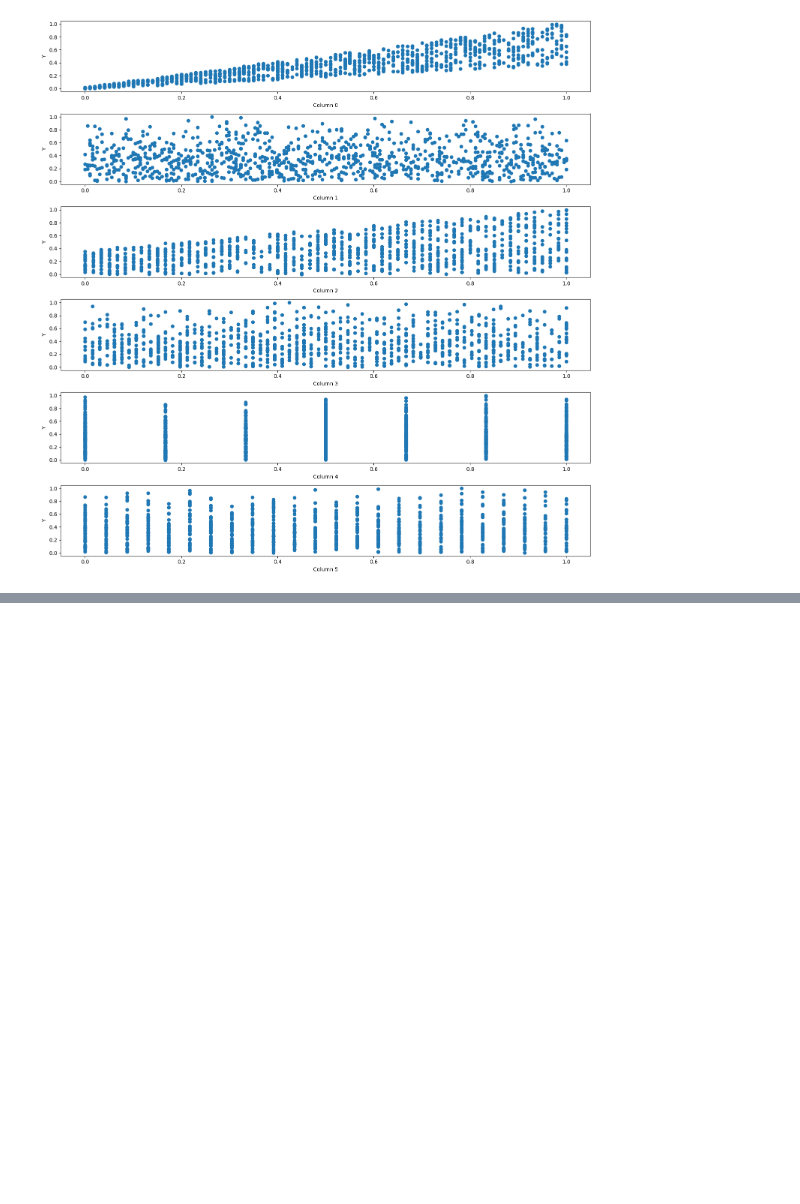
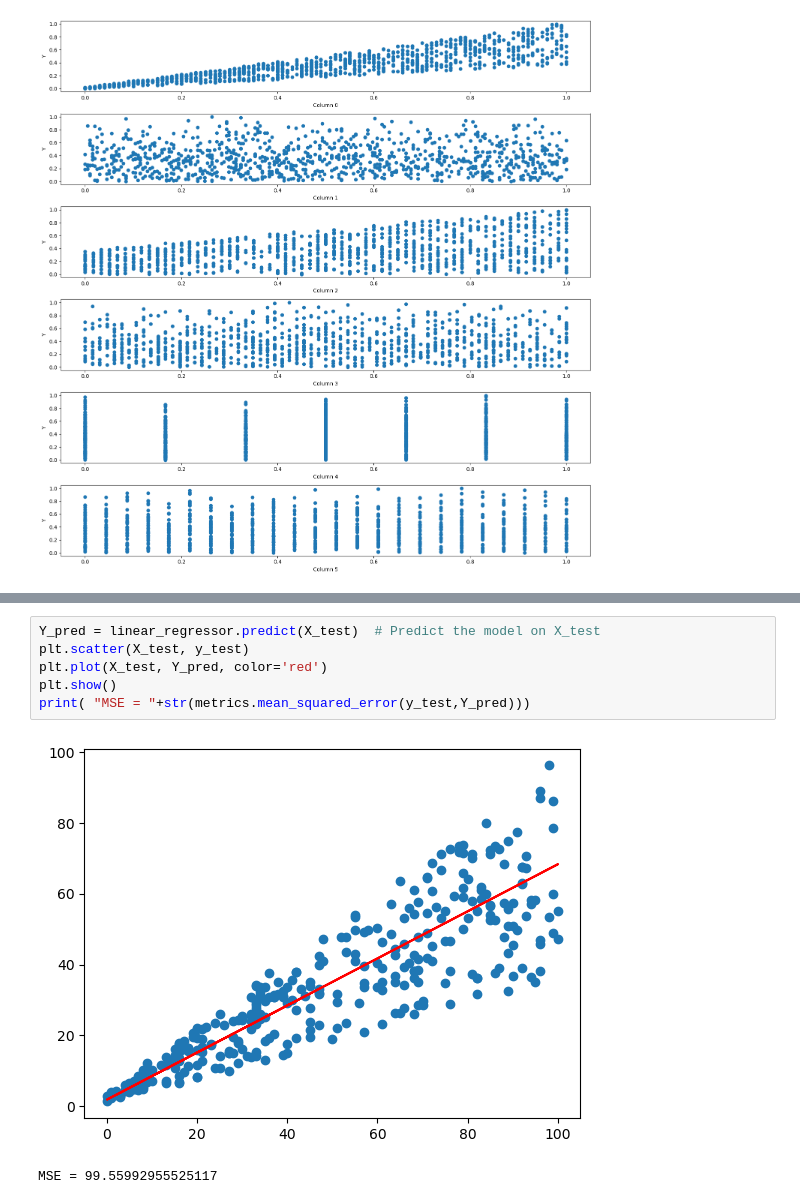
Before and after one commit to gaukje/Lab-1, a Jupyter notebook: lab4/lab4.ipynb, the cells around one changed output, grey strips where cells are left out. Saved outputs shown, nothing was run; the diff lists cells and outputs as text; blank space fills up the shorter version.

```diff
--- a/lab4/lab4.ipynb
+++ b/lab4/lab4.ipynb
@@ -76,0 +112,9 @@ plt.show()
+# %%
+Y_pred = linear_regressor.predict(X_test)  # Predict the model on X_test
+plt.scatter(X_test, y_test)
+plt.plot(X_test, Y_pred, color='red')
+plt.show()
+print( "MSE = "+str(metrics.mean_squared_error(y_test,Y_pred)))
+# %% [output]
+[figure, added]
+MSE = 99.55992955525117
```
Also changed, not shown: parts of 19 cells of this notebook, 1 other file.
